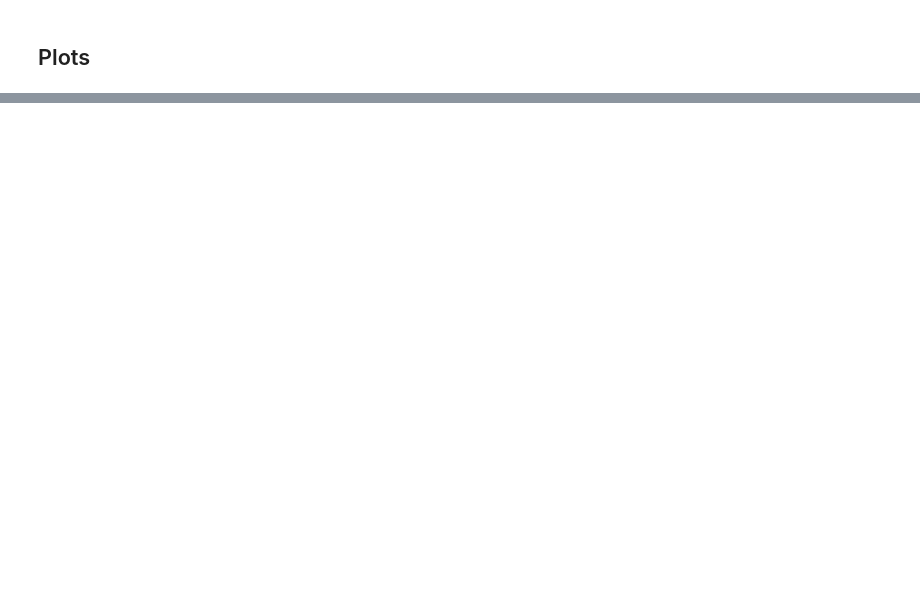
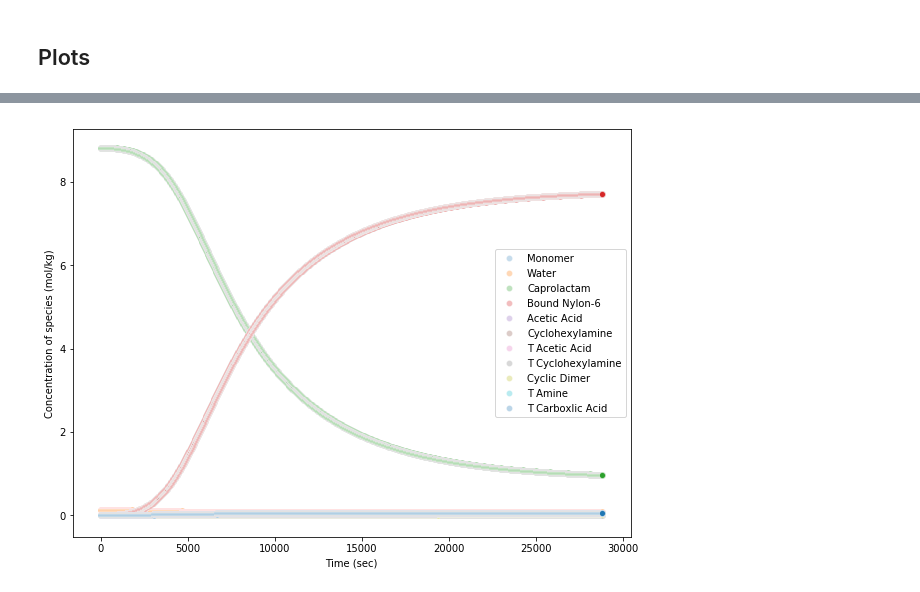
Before and after one commit to cir26/batch-sim, a Jupyter notebook: FiniteDiff_Nylon6_SIM.ipynb, the cells around one changed output, grey strips where cells are left out. Saved outputs shown, nothing was run; the diff lists cells and outputs as text; code cells hidden in the pictures; blank space fills up the shorter version.

```diff
--- a/FiniteDiff_Nylon6_SIM.ipynb
+++ b/FiniteDiff_Nylon6_SIM.ipynb
@@ -228,0 +356,21 @@ df = pd.DataFrame({'t':t,
+# %%
+# plot concentration as a function of time for each significant species
+fig,ax = plt.subplots(figsize=(10,7.5))
+sns.scatterplot(x="t", y="P_1", data=df, ax=ax,label="Monomer",alpha=0.25)
+sns.scatterplot(x="t", y="W", data=df,ax=ax,label="Water",alpha=0.3)
+sns.scatterplot(x="t", y="CL", data=df,ax=ax,label="Caprolactam",alpha=0.3)
+sns.scatterplot(x="t", y="BACA", data=df,ax=ax,label="Bound Nylon-6",alpha=0.3)
+sns.scatterplot(x="t", y="AA", data=df,ax=ax,label="Acetic Acid",alpha=0.3)
+sns.scatterplot(x="t", y="CHA", data=df,ax=ax,label="Cyclohexylamine",alpha=0.3)
+sns.scatterplot(x="t", y="TAA", data=df,ax=ax,label="T Acetic Acid",alpha=0.3)
+sns.scatterplot(x="t", y="TCHA", data=df,ax=ax,label="T Cyclohexylamine",alpha=0.3)
+sns.scatterplot(x="t", y="CD", data=df,ax=ax,label="Cyclic Dimer",alpha=0.3)
+sns.scatterplot(x="t", y="TNH2", data=df,ax=ax,label="T Amine",alpha=0.3)
+sns.scatterplot(x="t", y="TCOOH", data=df,ax=ax,label="T Carboxlic Acid",alpha=0.3)
+plt.ylabel("Concentration of species (mol/kg)")
+plt.xlabel("Time (sec)")
+#plt.xlim(0,21600)
+plt.legend()
+plt.show()
+# %% [output]
+[figure, added]
```
Also changed, not shown: parts of 24 cells of this notebook, 1 other file.
